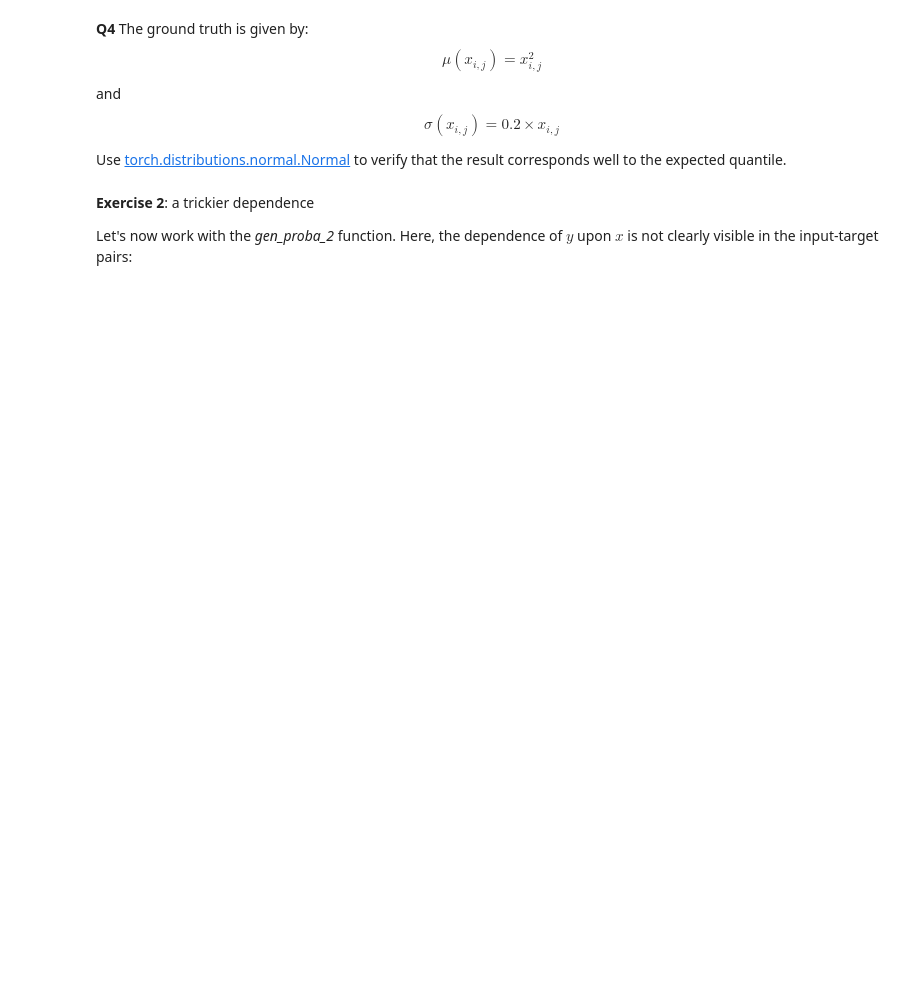
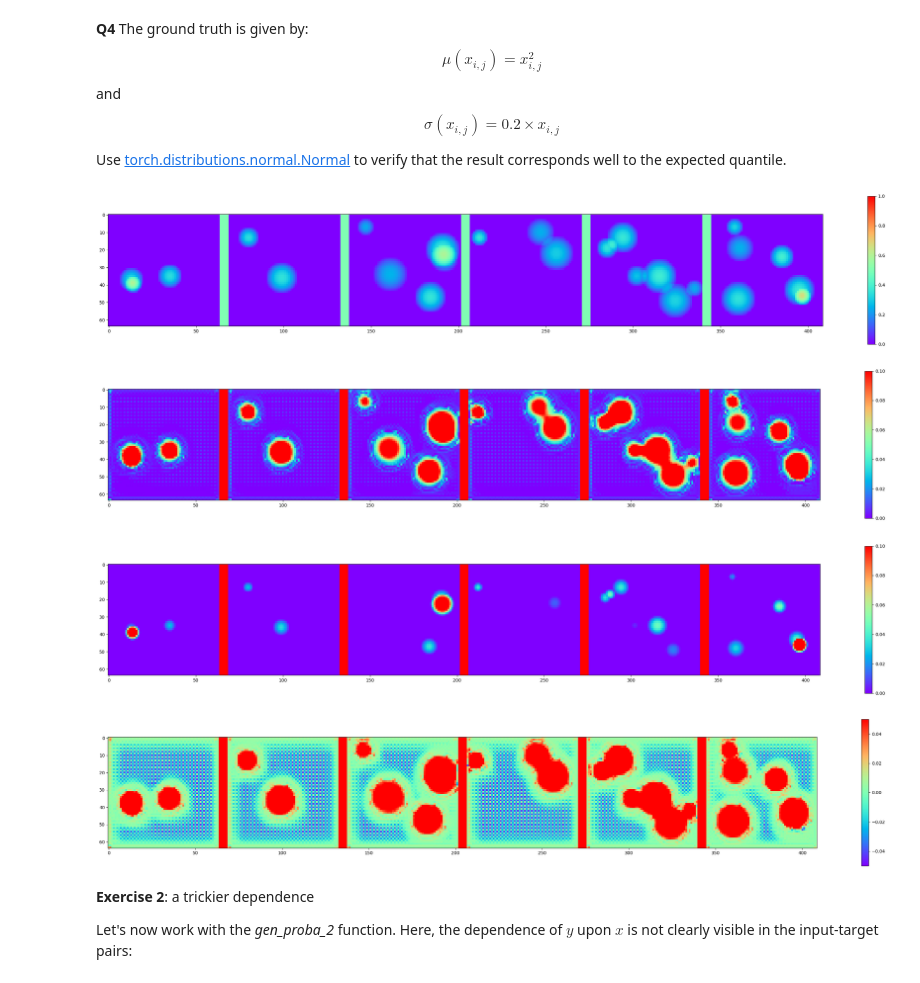
Before and after one commit to noussayma/ml-student, a Jupyter notebook: TP5/TP5_part1.ipynb, the cells around one changed output. Cells and saved outputs as stored; diff of their text form; code cells hidden in the pictures; blank space fills up the shorter version.

```diff
--- a/TP5/TP5_part1.ipynb
+++ b/TP5/TP5_part1.ipynb
@@ -196,6 +195,31 @@ and
 $$ \sigma(x_{i,j}) = 0.2 \times x_{i,j} $$
 
 Use [torch.distributions.normal.Normal](https://pytorch.org/docs/stable/distributions.html) to verify that the result corresponds well to the expected quantile.
+# %%
+fcn.eval()
+input, target = gen_proba(6)
+output = fcn(input)
+#Visualiser les inputs initiales
+
+fig = plt.figure(0, figsize=(36, 6))
+voir_batch2D(input, 6, fig, k=0, min_scale=0,max_scale=1) #Entrées: première ligne
+
+#Visualiser les outputs du modele
+fig1 = plt.figure(1, figsize=(36, 6))
+voir_batch2D(output.detach(), 6, fig1, k=0, min_scale=0,max_scale=0.1) #Sorties: deuxième ligne
+
+#Calcul du quantile
+m = torch.distributions.normal.Normal(input**2, 0.2*input+0.000001, validate_args=None)
+quantiles = m.icdf(0*input + 0.1)
+fig2 = plt.figure(2, figsize=(36, 6))
+voir_batch2D(quantiles, 6, fig2, k=0, min_scale=0.,max_scale=0.1) #Premier décile (ground truth)
+fig3 = plt.figure(3, figsize=(36, 6))
+voir_batch2D(output.detach().cpu() - quantiles, 6, fig2, k=0, min_scale=-0.05,max_scale=0.05) #sorties - ground truth
+# %% [output]
+[figure, added]
+[figure, added]
+[figure, added]
+[figure, added]
 # %% [markdown]
 **Exercise 2**: a trickier dependence
 
```
Also changed, not shown: parts of 9 cells of this notebook.
